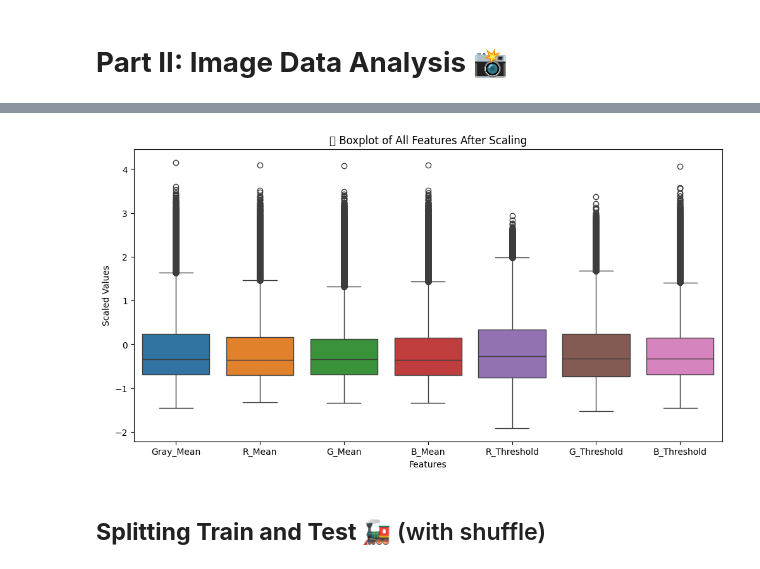
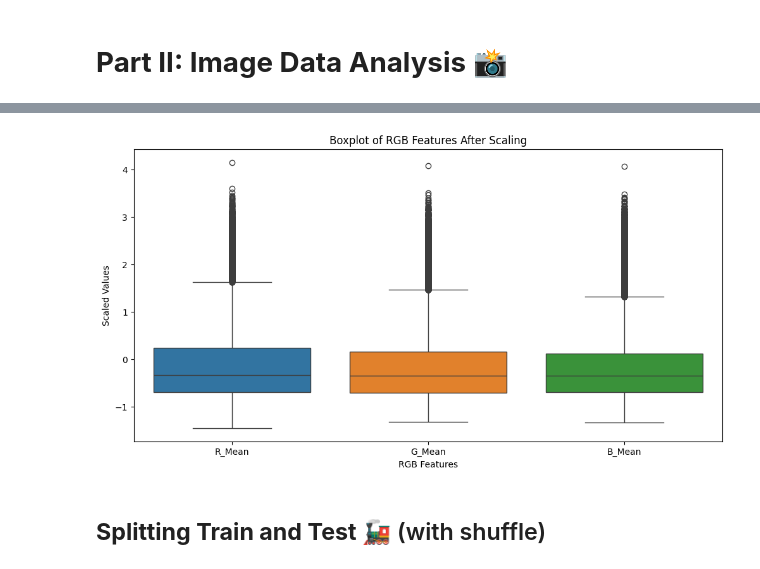
Before and after one commit to merttcetn/ML-PA1, a Jupyter notebook: assignment_1.ipynb, the cells around one changed output, grey strips where cells are left out. Drawn from its saved outputs; the diff is of its cells as text; code cells hidden in the pictures.

```diff
--- a/assignment_1.ipynb
+++ b/assignment_1.ipynb
@@ -605,16 +597,16 @@ scaler = StandardScaler()
 X_scaled = scaler.fit_transform(X)
 # %%
 # Boxplot After Scaling to Confirm
-df_scaled = pd.DataFrame(X_scaled, columns=["Gray_Mean", "R_Mean", "G_Mean", "B_Mean", "R_Threshold", "G_Threshold", "B_Threshold"])
+df_scaled = pd.DataFrame(X_scaled, columns=["R_Mean", "G_Mean", "B_Mean"])
 
 plt.figure(figsize=(12, 6))
 sns.boxplot(data=df_scaled)
-plt.title("📊 Boxplot of All Features After Scaling")
-plt.xlabel("Features")
+plt.title("Boxplot of RGB Features After Scaling")
+plt.xlabel("RGB Features")
 plt.ylabel("Scaled Values")
 plt.show()
 # %% [output]
-[figure, old version]
+[figure, new version]
 # %% [markdown]
 ## **Splitting Train and Test 🚂** (with shuffle)
 # %%
```
Also changed, not shown: parts of 11 cells of this notebook.
